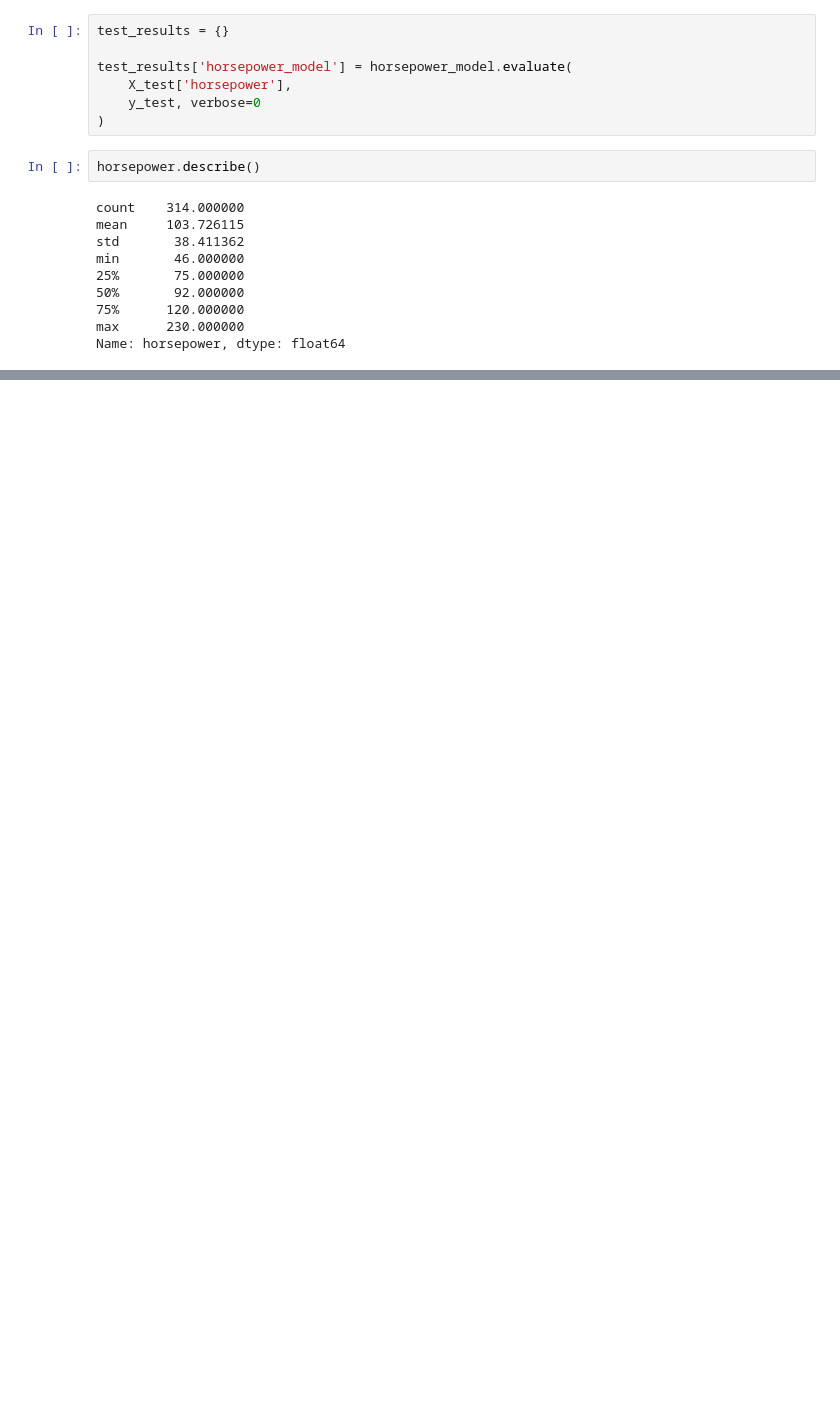
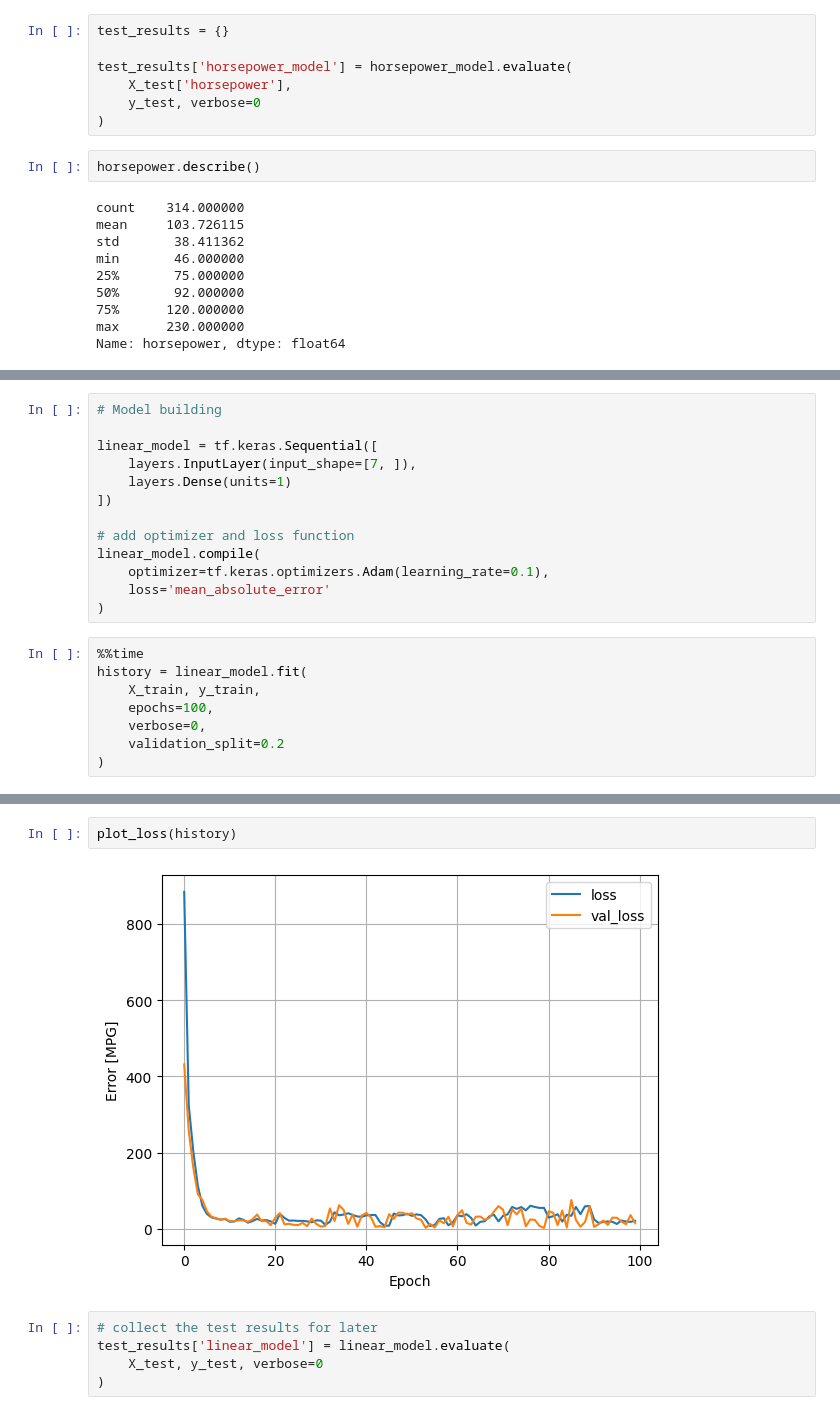
Before and after one commit to mohamedyosef101/learning_area, a Jupyter notebook: TensorFlow/01-Regression.ipynb, the cells around one changed output, grey strips where cells are left out. Cells and saved outputs as stored; diff of their text form; blank space fills up the shorter version.

```diff
--- a/TensorFlow/01-Regression.ipynb
+++ b/TensorFlow/01-Regression.ipynb
@@ -282,0 +281,21 @@ ValueError: x and y must have same first dimension, but have shapes (251,) and (
+# %%
+# Model building
+
+linear_model = tf.keras.Sequential([
+    layers.InputLayer(input_shape=[7, ]),
+    layers.Dense(units=1)
+])
+
+# add optimizer and loss function
+linear_model.compile(
+    optimizer=tf.keras.optimizers.Adam(learning_rate=0.1),
+    loss='mean_absolute_error'
+)
+# %%
+%%time
+history = linear_model.fit(
+    X_train, y_train,
+    epochs=100,
+    verbose=0,
+    validation_split=0.2
+)
@@ -282,0 +305,9 @@ ValueError: x and y must have same first dimension, but have shapes (251,) and (
+# %%
+plot_loss(history)
+# %% [output]
+[figure, added]
+# %%
+# collect the test results for later
+test_results['linear_model'] = linear_model.evaluate(
+    X_test, y_test, verbose=0
+)
```
Also changed, not shown: parts of 20 cells of this notebook.
